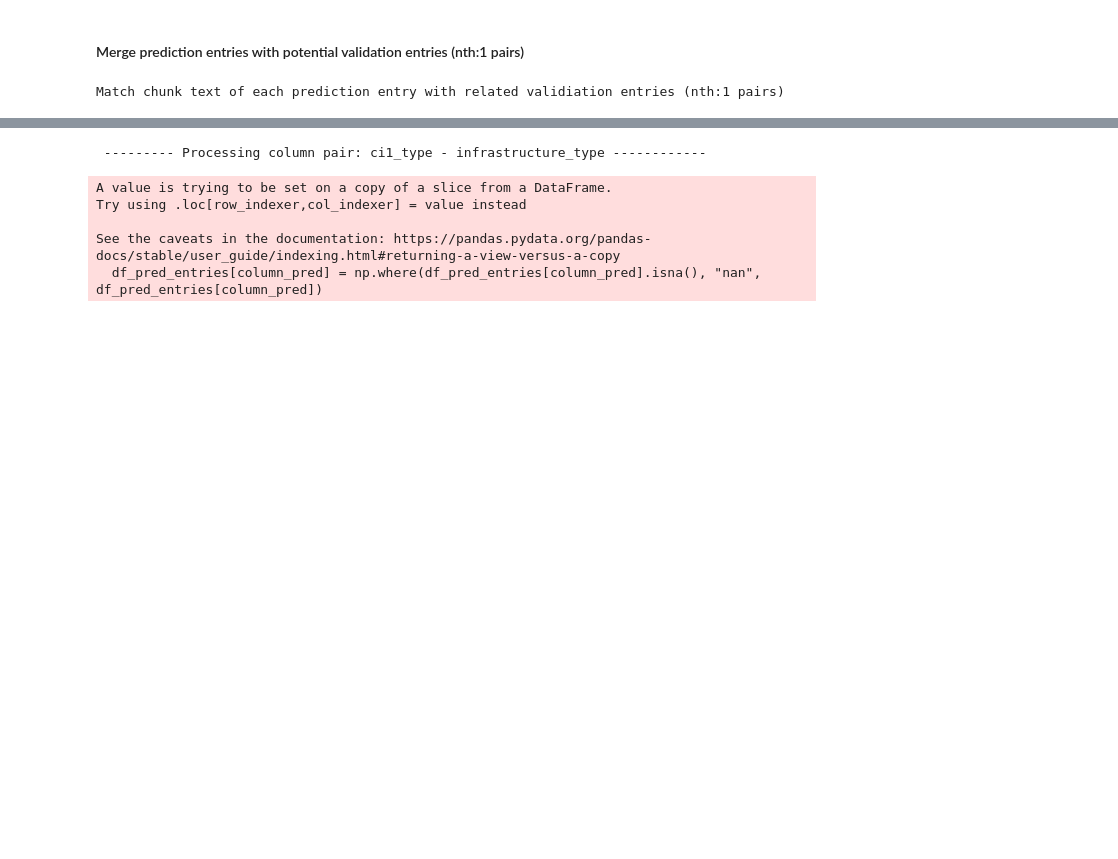
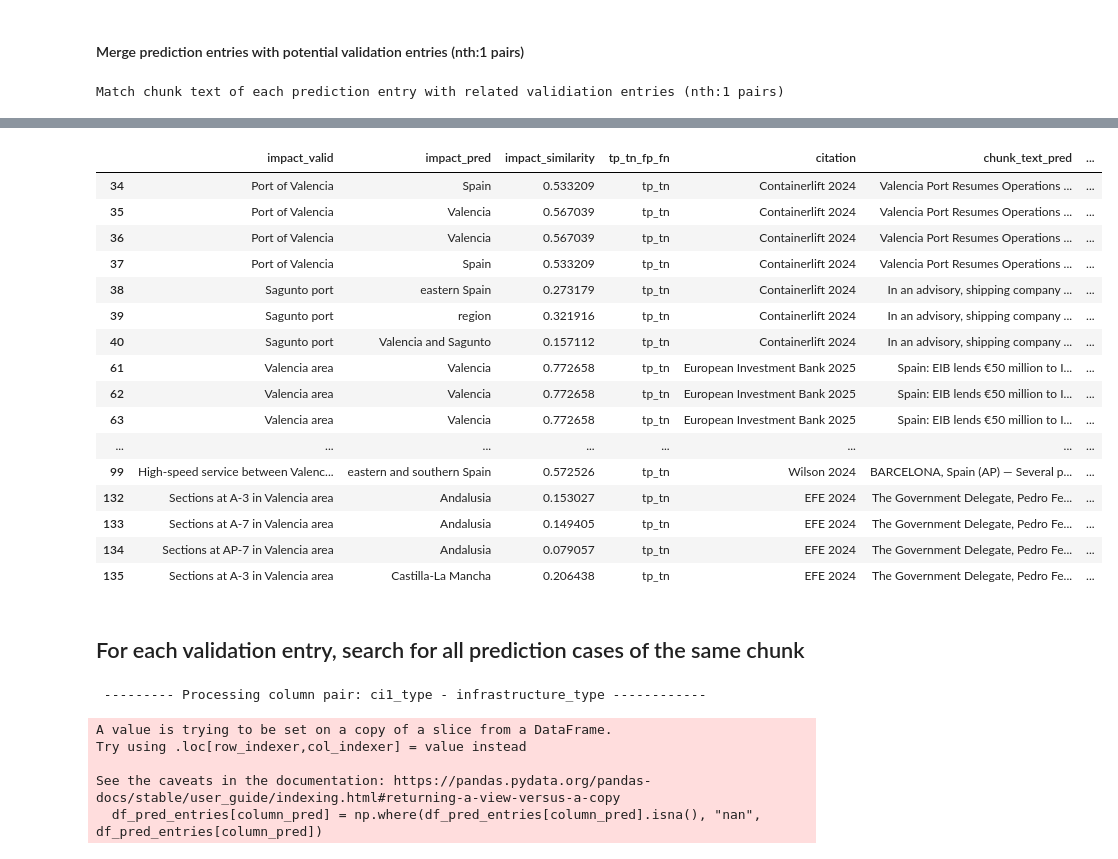
Before and after one commit to SWN-group-at-TU-Berlin/CI-impacts-information-retrieval, a Jupyter notebook: notebooks/llm_evaluation.ipynb, the cells around one changed output, grey strips where cells are left out. Drawn from its saved outputs; the diff is of its cells as text; code cells hidden in the pictures; blank space fills up the shorter version.

```diff
--- a/notebooks/llm_evaluation.ipynb
+++ b/notebooks/llm_evaluation.ipynb
@@ -313,3 +235,12 @@ Using locally saved model from /home/a-buch/Documents/TUB_DWN/_PROJECTS/CI-impac
+# %%
+# unicode to ascii representation
+
+for col in ["infrastructure_type", "damage", "ci_entity", "geo_entity"]:
+    df_pred[col] = df_pred[col].apply(lambda x: unidecode(x) if isinstance(x, str) else x) # hanlde potential np.nan
+
+
+for col in ["ci1_type", "ci1_damage", "ci1_location"]:
+    df_valid[col] = df_valid[col].apply(lambda x: unidecode(x) if isinstance(x, str) else x) # hanlde potential np.nan
 # %% [markdown]
 #### Merge prediction entries with potential validation entries (nth:1 pairs)
 # %%
@@ -562,3 +419,26 @@ df_pred_valid_smltry_all
+# %%
+df_pred_valid_smltry_all.loc[df_pred_valid_smltry_all["citation"].isin(["EFE 2024", "Containerlift 2024", "Lloyds List 2024", "Wilson 2024", "Gilbody Dickerson 2024", "European Investment Bank 2025"])].head(50)
+# %% [output]
+|  | impact_valid | impact_pred | impact_similarity | tp_tn_fp_fn | citation | chunk_text_pred | ... |
+| 34 | Port of Valencia | Spain | 0.533209 | tp_tn | Containerlift 2024 | Valencia Port Resumes Operations ... | ... |
+| 35 | Port of Valencia | Valencia | 0.567039 | tp_tn | Containerlift 2024 | Valencia Port Resumes Operations ... | ... |
+| 36 | Port of Valencia | Valencia | 0.567039 | tp_tn | Containerlift 2024 | Valencia Port Resumes Operations ... | ... |
+| 37 | Port of Valencia | Spain | 0.533209 | tp_tn | Containerlift 2024 | Valencia Port Resumes Operations ... | ... |
+| 38 | Sagunto port | eastern Spain | 0.273179 | tp_tn | Containerlift 2024 | In an advisory, shipping company ... | ... |
+| 39 | Sagunto port | region | 0.321916 | tp_tn | Containerlift 2024 | In an advisory, shipping company ... | ... |
+| 40 | Sagunto port | Valencia and Sagunto | 0.157112 | tp_tn | Containerlift 2024 | In an advisory, shipping company ... | ... |
+| 61 | Valencia area | Valencia | 0.772658 | tp_tn | European Investment Bank 2025 | Spain: EIB lends €50 million to I... | ... |
+| 62 | Valencia area | Valencia | 0.772658 | tp_tn | European Investment Bank 2025 | Spain: EIB lends €50 million to I... | ... |
+| 63 | Valencia area | Valencia | 0.772658 | tp_tn | European Investment Bank 2025 | Spain: EIB lends €50 million to I... | ... |
+| ... | ... | ... | ... | ... | ... | ... | ... |
+| 99 | High-speed service between Valenc... | eastern and southern Spain | 0.572526 | tp_tn | Wilson 2024 | BARCELONA, Spain (AP) — Several p... | ... |
+| 132 | Sections at A-3 in Valencia area | Andalusia | 0.153027 | tp_tn | EFE 2024 | The Government Delegate, Pedro Fe... | ... |
+| 133 | Sections at A-7 in Valencia area | Andalusia | 0.149405 | tp_tn | EFE 2024 | The Government Delegate, Pedro Fe... | ... |
+| 134 | Sections at AP-7 in Valencia area | Andalusia | 0.079057 | tp_tn | EFE 2024 | The Government Delegate, Pedro Fe... | ... |
+| 135 | Sections at A-3 in Valencia area | Castilla-La Mancha | 0.206438 | tp_tn | EFE 2024 | The Government Delegate, Pedro Fe... | ... |
+# %% [markdown]
+
+## For each validation entry, search for all prediction cases of the same chunk
 # %%
 ## get same impact entries
 columns_valid = ["ci1_type", "ci1_damage", "ci1_location"]
```
Also changed, not shown: parts of 22 cells of this notebook.
